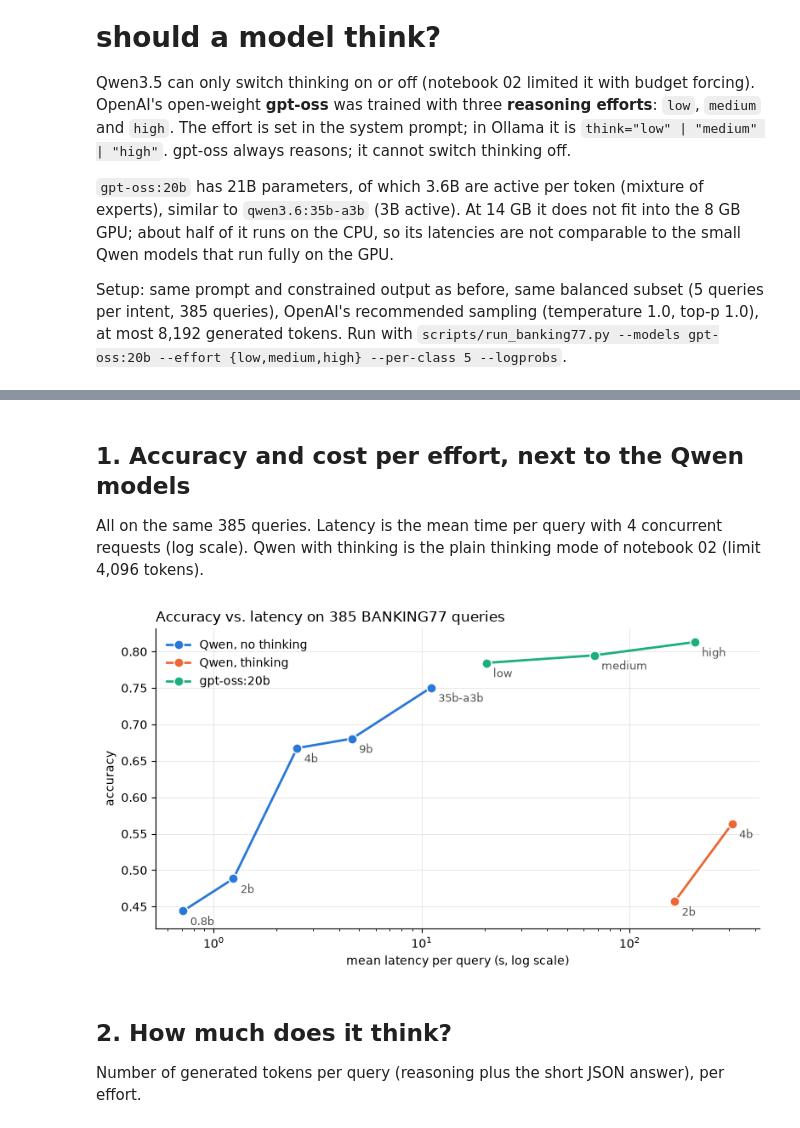
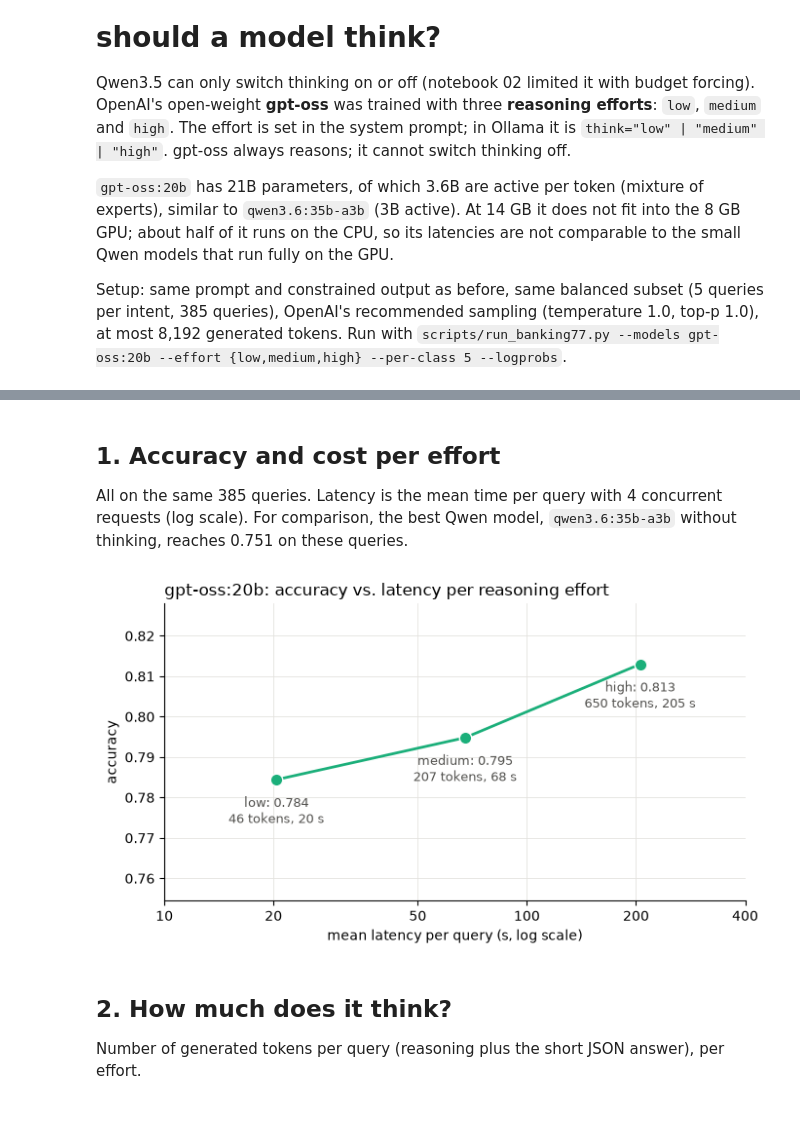
Before and after one commit to Erechtheus/small-language-models, a Jupyter notebook: notebooks/05_banking77_reasoning_effort.ipynb, the cells around one changed output, grey strips where cells are left out. Drawn from its saved outputs; the diff is of its cells as text; code cells hidden in the pictures.

Commit message:
Show only gpt-oss in the reasoning effort plot of notebook 05
Co-Authored-By: Claude Opus 5.5 <noreply@anthropic.com>

```diff
--- a/notebooks/05_banking77_reasoning_effort.ipynb
+++ b/notebooks/05_banking77_reasoning_effort.ipynb
@@ -52,45 +52,35 @@ pd.DataFrame({effort: score(r) for effort, r in gpt_oss.items()}).T[
 | medium | 385.0 | 0.795 | 0.000 | 206.813 | 67.553 | 144.115 | 0.000 |
 | high | 385.0 | 0.813 | 0.013 | 649.629 | 205.361 | 665.198 | 0.013 |
 # %% [markdown]
-## 1. Accuracy and cost per effort, next to the Qwen models
+## 1. Accuracy and cost per effort
 
 All on the same 385 queries. Latency is the mean time per query with 4 concurrent requests (log scale).
-Qwen with thinking is the plain thinking mode of notebook 02 (limit 4,096 tokens).
+For comparison, the best Qwen model, `qwen3.6:35b-a3b` without thinking, reaches 0.751 on these queries.
-# %%
-points = []
-for model in ["qwen3.5:0.8b", "qwen3.5:2b", "qwen3.5:4b", "qwen3.5:9b", "qwen3.6:35b-a3b"]:
-    r = load("structured_no-think", model)
-    points.append({"family": "Qwen, no thinking", "name": model.split(":")[1], "accuracy": r["correct"].mean(),
-                   "latency_s": r["latency_s"].mean()})
-for model in ["qwen3.5:2b", "qwen3.5:4b"]:
-    r = load("structured_think", model)
-    points.append({"family": "Qwen, thinking", "name": model.split(":")[1], "accuracy": r["correct"].mean(),
-                   "latency_s": r["latency_s"].mean()})
-for effort, r in gpt_oss.items():
-    points.append({"family": "gpt-oss:20b", "name": effort, "accuracy": r["correct"].mean(),
-                   "latency_s": r["latency_s"].mean()})
-points = pd.DataFrame(points)
-
-colors = {"Qwen, no thinking": "#2a78d6", "Qwen, thinking": "#eb6834", "gpt-oss:20b": "#1baf7a"}
-fig, ax = plt.subplots(figsize=(8, 4.5))
-for family, group in points.groupby("family", sort=False):
-    ax.plot(group["latency_s"], group["accuracy"], color=colors[family], linewidth=2, marker="o", markersize=8,
-            markeredgecolor="white", label=family)
-    for _, p in group.iterrows():
-        ax.annotate(p["name"], (p["latency_s"], p["accuracy"]), textcoords="offset points", xytext=(6, -12),
-                    fontsize=9, color="#52514e")
-ax.set_xscale("log")
-ax.set_xlabel("mean latency per query (s, log scale)")
-ax.set_ylabel("accuracy")
-ax.set_title("Accuracy vs. latency on 385 BANKING77 queries", loc="left")
-ax.set_ylim(0.42, None)
-ax.legend(frameon=False, loc="upper left")
-ax.spines[["top", "right"]].set_visible(False)
-ax.grid(color="#e4e3df", linewidth=0.6)
-ax.set_axisbelow(True)
-plt.tight_layout()
-# %% [output]
-[figure, removed]
+# %%
+points = pd.DataFrame([{"effort": effort, "accuracy": r["correct"].mean(), "latency_s": r["latency_s"].mean(),
+                        "tokens": r["completion_tokens"].mean()} for effort, r in gpt_oss.items()])
+
+fig, ax = plt.subplots(figsize=(7, 4))
+ax.plot(points["latency_s"], points["accuracy"], color="#1baf7a", linewidth=2, marker="o", markersize=9,
+        markeredgecolor="white")
+for _, p in points.iterrows():
+    ax.annotate(f"{p['effort']}: {p['accuracy']:.3f}\n{p['tokens']:.0f} tokens, {p['latency_s']:.0f} s",
+                (p["latency_s"], p["accuracy"]), textcoords="offset points", xytext=(0, -32), ha="center",
+                fontsize=9, color="#52514e")
+ax.set_xscale("log")
+ax.set_xlim(points["latency_s"].min() / 1.8, points["latency_s"].max() * 1.8)
+ax.set_xticks([10, 20, 50, 100, 200, 400], ["10", "20", "50", "100", "200", "400"])
+ax.minorticks_off()
+ax.set_ylim(points["accuracy"].min() - 0.03, points["accuracy"].max() + 0.015)
+ax.set_xlabel("mean latency per query (s, log scale)")
+ax.set_ylabel("accuracy")
+ax.set_title("gpt-oss:20b: accuracy vs. latency per reasoning effort", loc="left")
+ax.spines[["top", "right"]].set_visible(False)
+ax.grid(color="#e4e3df", linewidth=0.6)
+ax.set_axisbelow(True)
+plt.tight_layout()
+# %% [output]
+[figure, added]
 # %% [markdown]
 ## 2. How much does it think?
 
```
Also changed, not shown: parts of 1 cell of this notebook.
